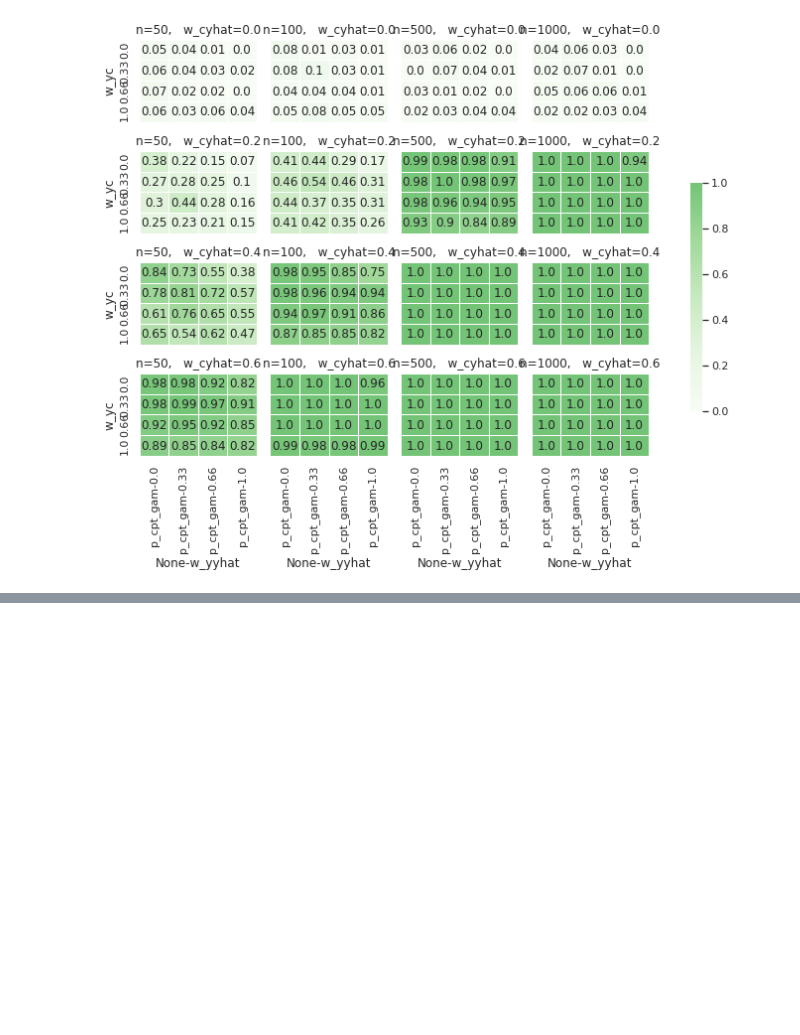
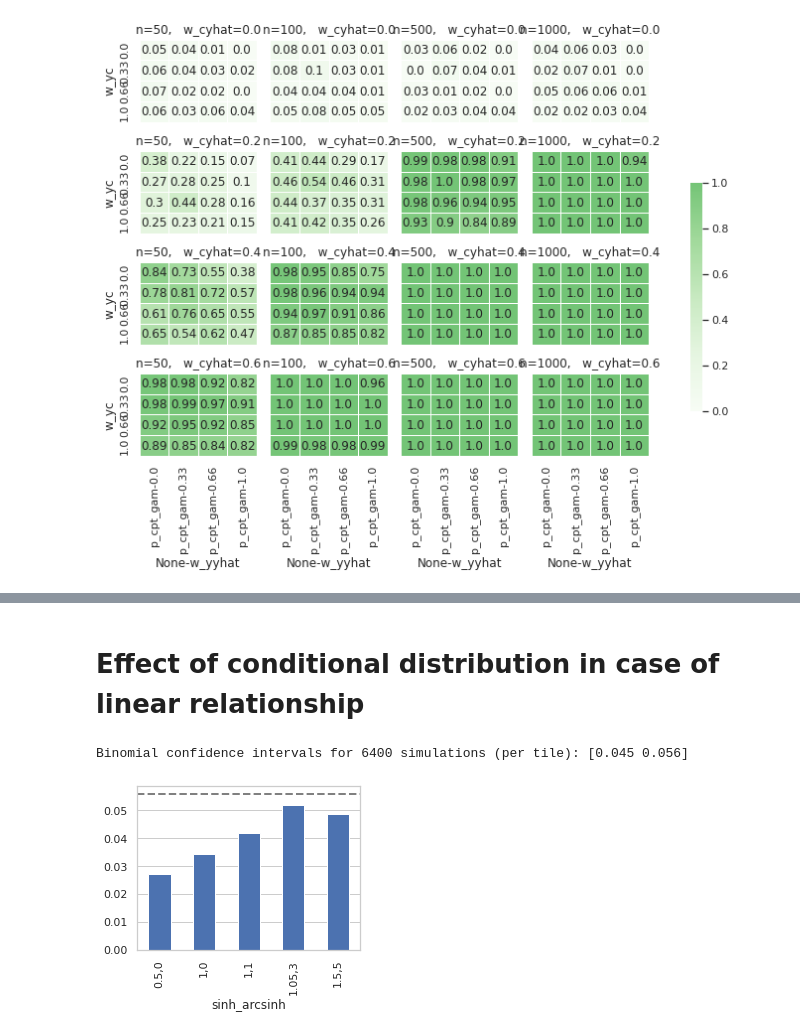
Before and after one commit to pni-lab/mlconfound-manuscript, a Jupyter notebook: simulated/plot_simulations.ipynb, the cells around one changed output, grey strips where cells are left out. Cells and saved outputs as stored; diff of their text form; code cells hidden in the pictures; blank space fills up the shorter version.

```diff
--- a/simulated/plot_simulations.ipynb
+++ b/simulated/plot_simulations.ipynb
@@ -399,0 +399,49 @@ plt.savefig('../fig/raw/sim_h1_ccc_partial_d10e0_sig_cpt_gam.pdf')
+# %% [markdown]
+# Effect of conditional distribution in case of linear relationship
+# %%
+df_d050_e0=pd.read_csv("results/h1_ccc_partial_d.5e0_linear.csv")
+df_d050_e0['delta'] = 0.5
+df_d050_e0['epsilon'] = 0
+df_d050_e0['sinh_arcsinh'] = "0.5,0"
+
+df_d100_e0=ccc_partial_d10e0_lin
+df_d100_e0['delta'] = 1
+df_d100_e0['epsilon'] = 0
+df_d100_e0['sinh_arcsinh'] = "1,0"
+
+df_d100_e1=pd.read_csv("results/h1_ccc_partial_d1e1_linear.csv")
+df_d100_e1['delta'] = 1
+df_d100_e1['epsilon'] = 1
+df_d100_e1['sinh_arcsinh'] = "1,1"
+
+df_d105_e3=pd.read_csv("results/h1_ccc_partial_d1.05e3_linear.csv")
+df_d105_e3['delta'] = 1.05
+df_d105_e3['epsilon'] = 3
+df_d105_e3['sinh_arcsinh'] = "1.05,3"
+
+df_d150_e5=pd.read_csv("results/h1_ccc_partial_d1.5e5_linear.csv")
+df_d150_e5['delta'] = 1.5
+df_d150_e5['epsilon'] = 5
+df_d150_e5['sinh_arcsinh'] = "1.5,5"
+
+df_d500_e10=pd.read_csv("results/h1_ccc_partial_d5e10_linear.csv")
+df_d500_e10['delta'] = 5
+df_d500_e10['epsilon'] = 10
+df_d500_e10['sinh_arcsinh'] = "5,10"
+
+all_df = df_d050_e0.append(df_d100_e0).append(df_d100_e1).append(df_d105_e3).append(df_d150_e5) #.append(df_d500_e10)
+# %%
+all_df_h0 = all_df[all_df.w_cyhat == 0]
+all_df_h1 = all_df[all_df.w_cyhat != 0]
+# %%
+sns.set_style("whitegrid")
+ax=all_df_h0.groupby(["sinh_arcsinh"]).p_cpt_gam.aggregate(positive_rate).plot.bar()
+n=all_df_h0.groupby(["sinh_arcsinh"]).p_cpt_gam.aggregate(lambda x: len(x))[0]
+ci = _binom_ci(success=0.05*n, total=n, ci=.95)
+print("Binomial confidence intervals for", n, "simulations (per tile):", np.round(ci, decimals=3))
+ax.axhline(y= ci[1], color='gray', linestyle='--', lw=2)
+ax.grid(axis='x')
+plt.savefig('../fig/sim_agg_normviol_h0_ccc_partial_lin.pdf')
+# %% [output]
+Binomial confidence intervals for 6400 simulations (per tile): [0.045 0.056]
+[figure, added]
```
Also changed, not shown: parts of 17 cells of this notebook, 26 other files.
